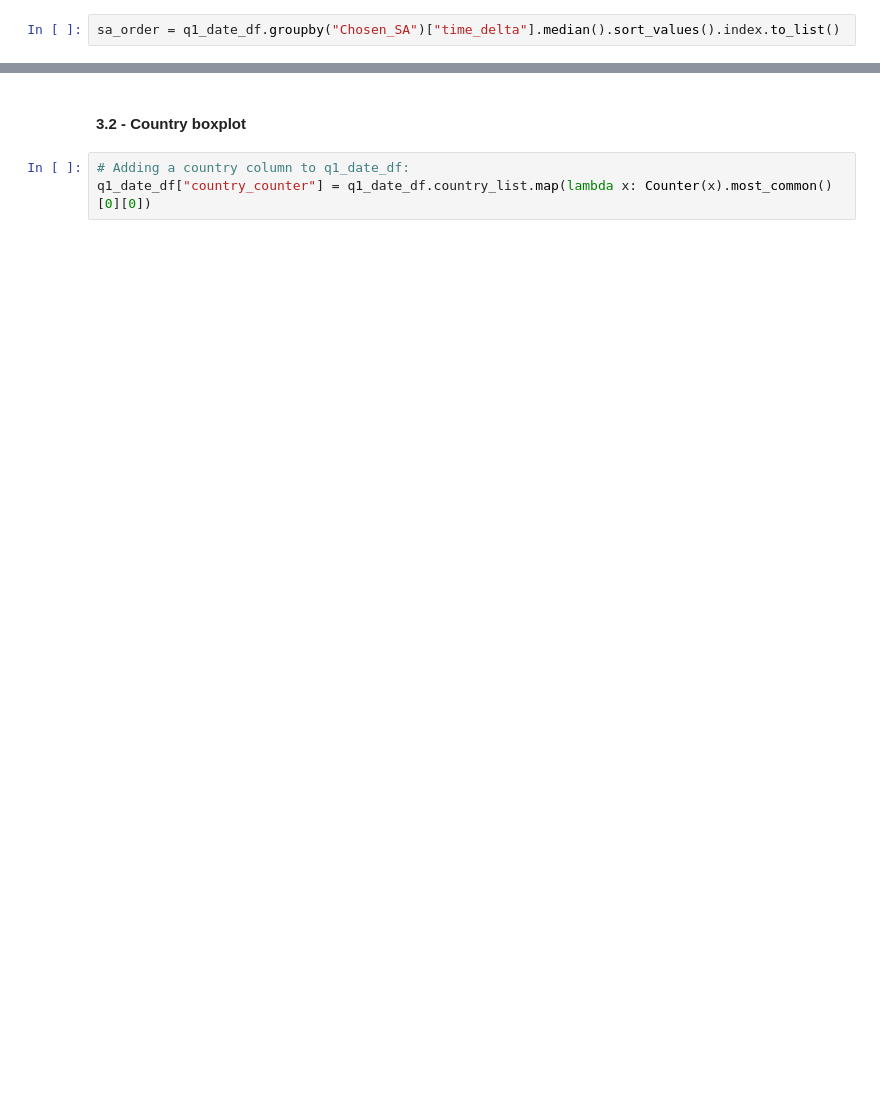
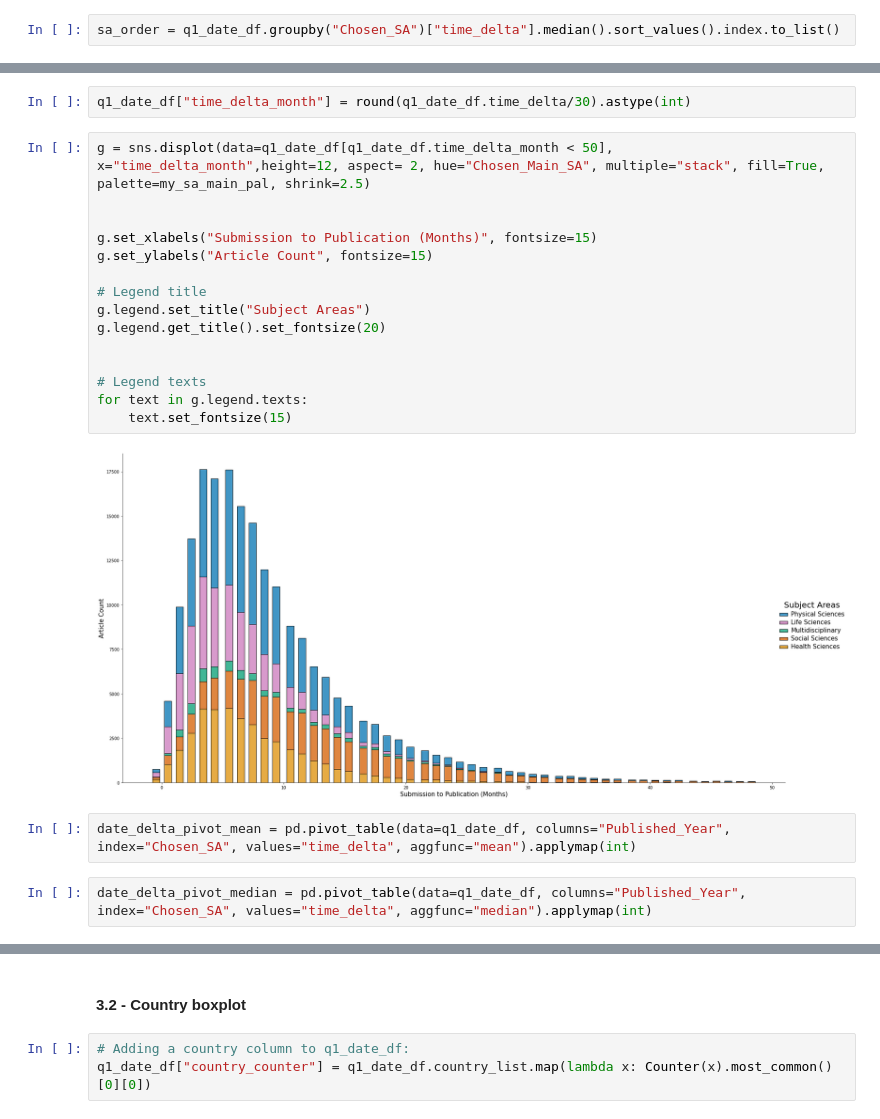
Before and after one commit to Oz-like-the-Wizard/Investigating-the-delay-times-in-academic-publishing, a Jupyter notebook: part8b_main_analysis.ipynb, the cells around one changed output, grey strips where cells are left out. Cells and saved outputs as stored; diff of their text form; blank space fills up the shorter version.

```diff
--- a/part8b_main_analysis.ipynb
+++ b/part8b_main_analysis.ipynb
@@ -539,0 +617,24 @@ plt.show()
+# %%
+q1_date_df["time_delta_month"] = round(q1_date_df.time_delta/30).astype(int)
+# %%
+g = sns.displot(data=q1_date_df[q1_date_df.time_delta_month < 50], x="time_delta_month",height=12, aspect= 2, hue="Chosen_Main_SA", multiple="stack", fill=True,
+palette=my_sa_main_pal, shrink=2.5)
+
+
+g.set_xlabels("Submission to Publication (Months)", fontsize=15)
+g.set_ylabels("Article Count", fontsize=15)
+
+# Legend title
+g.legend.set_title("Subject Areas")
+g.legend.get_title().set_fontsize(20)
+
+
+# Legend texts
+for text in g.legend.texts:
+    text.set_fontsize(15)
+# %% [output]
+[figure, added]
+# %%
+date_delta_pivot_mean = pd.pivot_table(data=q1_date_df, columns="Published_Year", index="Chosen_SA", values="time_delta", aggfunc="mean").applymap(int)
+# %%
+date_delta_pivot_median = pd.pivot_table(data=q1_date_df, columns="Published_Year", index="Chosen_SA", values="time_delta", aggfunc="median").applymap(int)
```
Also changed, not shown: parts of 42 cells of this notebook, 20 other files.
